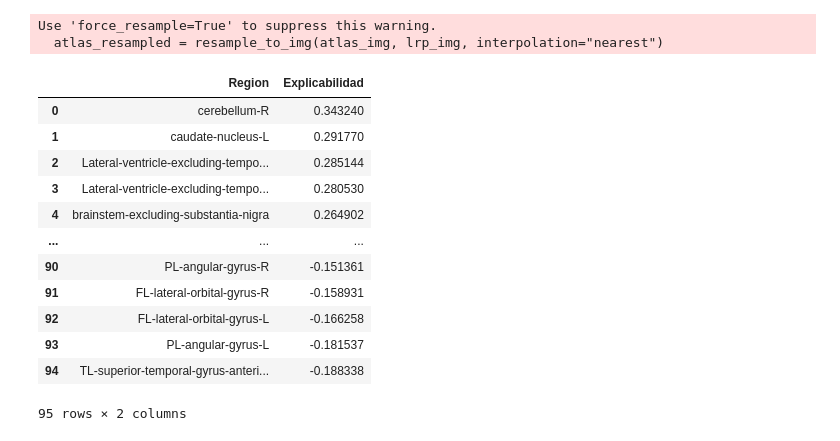
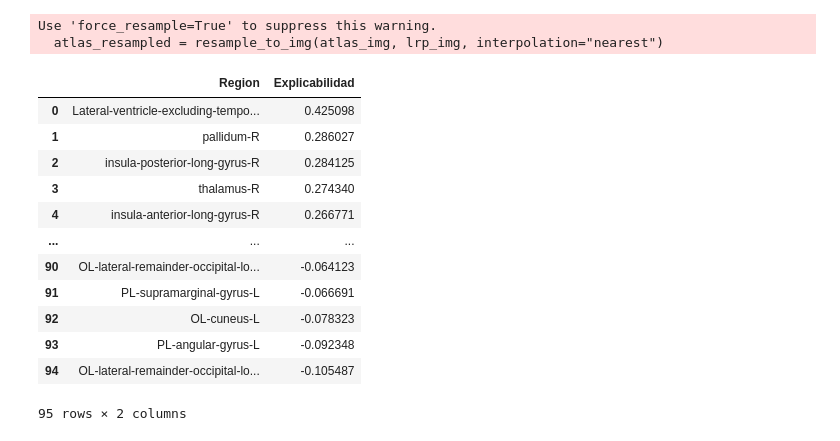
Before and after one commit to mabelzunce/brainage-models-benchmark, a Jupyter notebook: scripts/LRP_Hammersmith.ipynb, the cells around one changed output. Drawn from its saved outputs; the diff is of its cells as text; code cells hidden in the pictures.

```diff
--- a/scripts/LRP_Hammersmith.ipynb
+++ b/scripts/LRP_Hammersmith.ipynb
@@ -72,16 +71,0 @@ cpscores['explainability']=cpscores['explainability']/15551.63
-# %%
-adniscores
-# %% [output]
-|  | Region | Explicabilidad |
-| 0 | cerebellum-R | 0.343240 |
-| 1 | caudate-nucleus-L | 0.291770 |
-| 2 | Lateral-ventricle-excluding-tempo... | 0.285144 |
-| 3 | Lateral-ventricle-excluding-tempo... | 0.280530 |
-| 4 | brainstem-excluding-substantia-nigra | 0.264902 |
-| ... | ... | ... |
-| 90 | PL-angular-gyrus-R | -0.151361 |
-| 91 | FL-lateral-orbital-gyrus-R | -0.158931 |
-| 92 | FL-lateral-orbital-gyrus-L | -0.166258 |
-| 93 | PL-angular-gyrus-L | -0.181537 |
-| 94 | TL-superior-temporal-gyrus-anteri... | -0.188338 |
-95 rows × 2 columns
@@ -88,3 +77,19 @@ adniscores
+# %%
+ncnscores
+# %% [output]
+|  | Region | Explicabilidad |
+| 0 | Lateral-ventricle-excluding-tempo... | 0.425098 |
+| 1 | pallidum-R | 0.286027 |
+| 2 | insula-posterior-long-gyrus-R | 0.284125 |
+| 3 | thalamus-R | 0.274340 |
+| 4 | insula-anterior-long-gyrus-R | 0.266771 |
+| ... | ... | ... |
+| 90 | OL-lateral-remainder-occipital-lo... | -0.064123 |
+| 91 | PL-supramarginal-gyrus-L | -0.066691 |
+| 92 | OL-cuneus-L | -0.078323 |
+| 93 | PL-angular-gyrus-L | -0.092348 |
+| 94 | OL-lateral-remainder-occipital-lo... | -0.105487 |
+95 rows × 2 columns
 # %%
 # summatory of explainability scores
 final_scores = (
```
Also changed, not shown: parts of 5 cells of this notebook, 4 other files.
